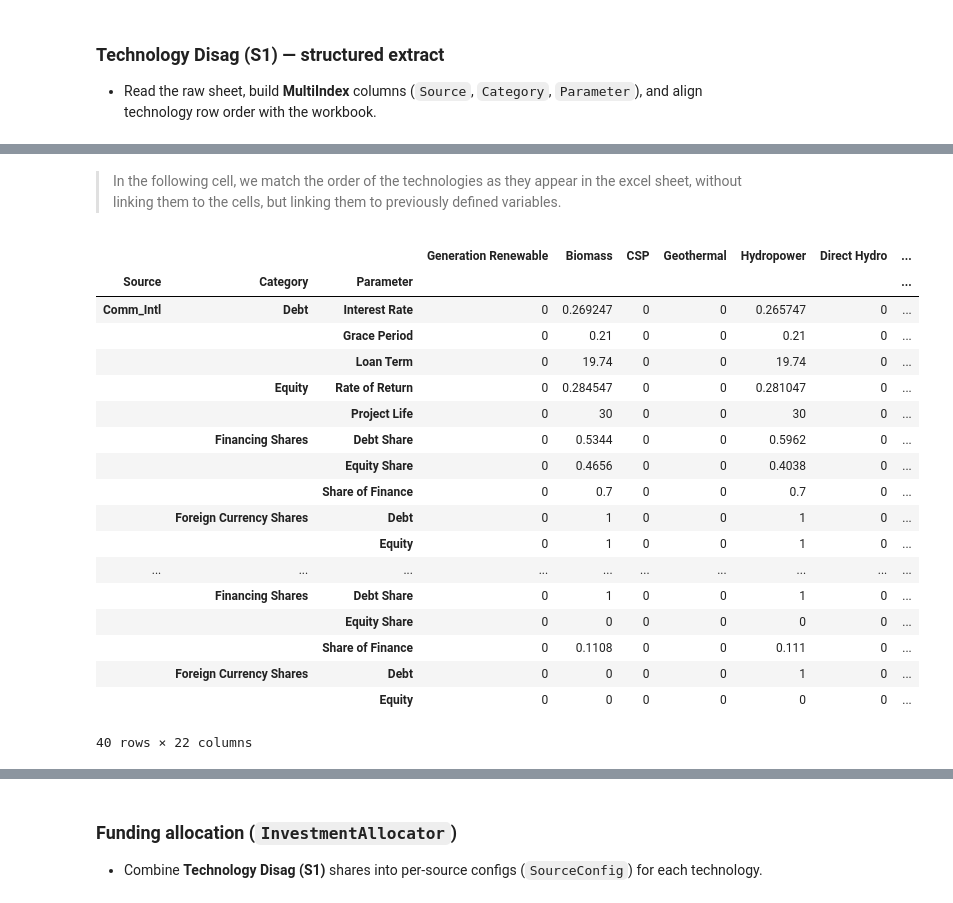
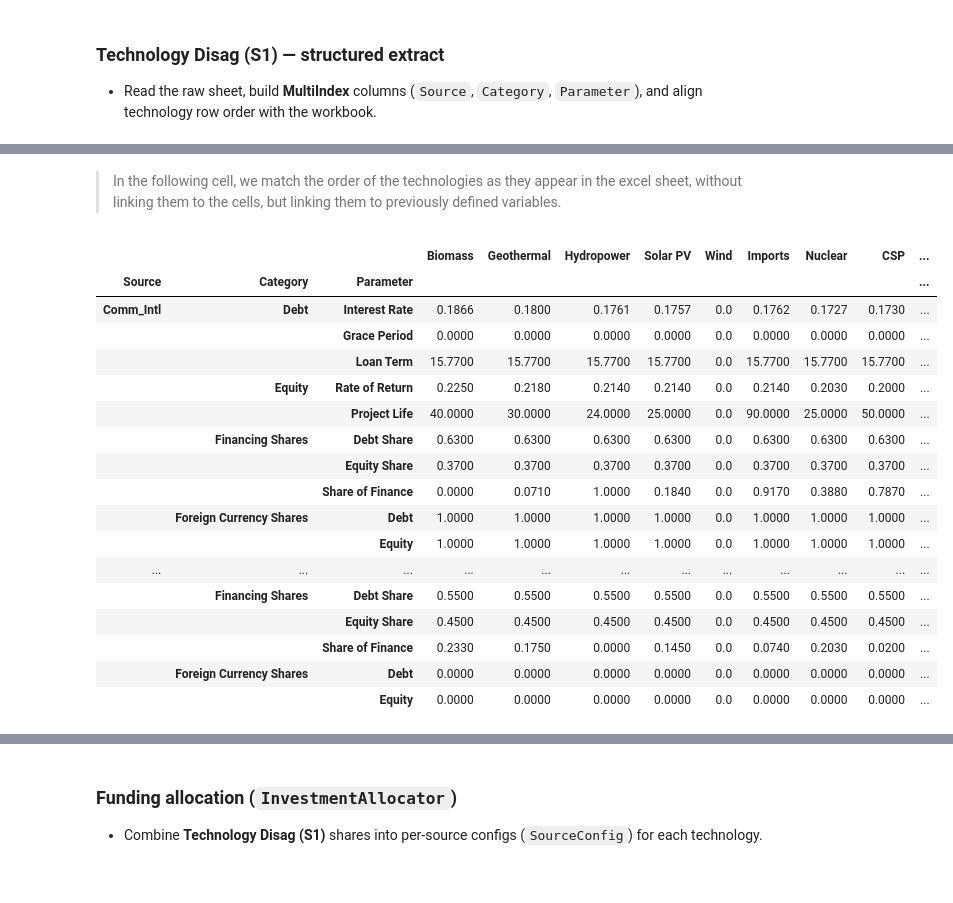
Before and after one commit to MINFinModel/minfin-py-public-release, a Jupyter notebook: minfin_notebook.ipynb, the cells around one changed output, grey strips where cells are left out. Cells and saved outputs as stored; diff of their text form; code cells hidden in the pictures.

Commit message:
Add Colab entry notebook and minimal MinFin updates for cloud sharing.
Ship minfin_colab.ipynb plus the package and notebook changes required to run the analysis from GitHub without local setup.

```diff
--- a/minfin_notebook.ipynb
+++ b/minfin_notebook.ipynb
@@ -102,6 +118,27 @@ fundings = load_definitions_from_dataframe(df_funding_baseline, FundingBaseline)
 scenarios = load_definitions_from_dataframe(df_scenarios, Scenario)
 currencies = load_currencies_from_dataframe(df_currencies)
 technologies = load_technologies_from_dataframe(df_technologies.dropna())
+
+# Pure-input: include parent technologies in NEW INFRASTRUCTURE without OSeMOSYS codes
+# (CSP / Coal / Energy Exports / Direct*) as synthetic Technology rows; missing capital/generation/OPEX use zeros in cashflow.
+from MinFin.technology_sheet_io import use_pure_input_tech_extraction, new_infrastructure_technology_list
+
+if use_pure_input_tech_extraction(file_path):
+    _existing_parents = {t.technology for t in technologies}
+    _classification_map = (
+        df_technologies_classification.set_index("Technology")["Classification"].to_dict()
+    )
+    for _name in new_infrastructure_technology_list(file_path):
+        if _name in _existing_parents:
+            continue
+        technologies.append(
+            Technology(
+                name=_name,
+                technology=_name,
+                description="",
+                classification=_classification_map.get(_name, ""),
+            )
+        )
 # %%
 df_technologies_classification.head(5)
 # %% [output]
@@ -890,56 +831,60 @@ technology_disag_s1_data.head()
 # %% [markdown]
-> In the following cell, we match the order of the technologies as they appear in the excel sheet, without linking them to the cells, but linking them to previously defined variables.
+ > In the following cell, we match the order of the technologies as they appear in the excel sheet, without linking them to the cells, but linking them to previously defined variables.
 # %%
 
 tech_order = {}
 for idx, row in df_technologies.iterrows():
     tech_name = row['Technology']
     if tech_name not in tech_order:
         tech_order[tech_name] = idx  # index of first occurrence
 
 # Order: each class then its technologies
 ordered_index = []
 for class_name in df_technologies_classification['Classification'].unique():
     # Add class label first
     ordered_index.append(class_name)
 
     # Technologies belonging to this class
     class_techs = []
     for tech in df_technologies_classification['Technology']:
         if tech_to_class_map.get(tech, '') == class_name:
             class_techs.append(tech)
 
         # Sort by first appearance in df_technologies
     class_techs_sorted = sorted(
         class_techs,
         key=lambda x: tech_order.get(x, float('inf'))  # unknown keys last
     )
     ordered_index.extend(class_techs_sorted)
 
 
-technology_disag_s1_data = technology_disag_s1_data.fillna(0).iloc[:len(ordered_index)]
-technology_disag_s1_data.index = ordered_index
+if use_pure_input_tech_extraction(file_path):
+    # NEW INFRASTRUCTURE uses technology names as index; filter/reorder by ordered_index to avoid class-label overwrite
+    _present = [name for name in ordered_index if name in technology_disag_s1_data.index]
+    technology_disag_s1_data = technology_disag_s1_data.fillna(0).reindex(_present)
+else:
+    technology_disag_s1_data = technology_disag_s1_data.fillna(0).iloc[:len(ordered_index)]
+    technology_disag_s1_data.index = ordered_index
 technology_disag_s1_data.T.head(40)
 # %% [output]
-|  |  |  | Generation Renewable | Biomass | CSP | Geothermal | Hydropower | Direct Hydro | ... |
-| Source | Category | Parameter |  |  |  |  |  |  | ... |
-| Comm_Intl | Debt | Interest Rate | 0 | 0.269247 | 0 | 0 | 0.265747 | 0 | ... |
-|  |  | Grace Period | 0 | 0.21 | 0 | 0 | 0.21 | 0 | ... |
-|  |  | Loan Term | 0 | 19.74 | 0 | 0 | 19.74 | 0 | ... |
-|  | Equity | Rate of Return | 0 | 0.284547 | 0 | 0 | 0.281047 | 0 | ... |
-|  |  | Project Life | 0 | 30 | 0 | 0 | 30 | 0 | ... |
-|  | Financing Shares | Debt Share | 0 | 0.5344 | 0 | 0 | 0.5962 | 0 | ... |
-|  |  | Equity Share | 0 | 0.4656 | 0 | 0 | 0.4038 | 0 | ... |
-|  |  | Share of Finance | 0 | 0.7 | 0 | 0 | 0.7 | 0 | ... |
-|  | Foreign Currency Shares | Debt | 0 | 1 | 0 | 0 | 1 | 0 | ... |
-|  |  | Equity | 0 | 1 | 0 | 0 | 1 | 0 | ... |
-| ... | ... | ... | ... | ... | ... | ... | ... | ... | ... |
-|  | Financing Shares | Debt Share | 0 | 1 | 0 | 0 | 1 | 0 | ... |
-|  |  | Equity Share | 0 | 0 | 0 | 0 | 0 | 0 | ... |
-|  |  | Share of Finance | 0 | 0.1108 | 0 | 0 | 0.111 | 0 | ... |
-|  | Foreign Currency Shares | Debt | 0 | 0 | 0 | 0 | 1 | 0 | ... |
-|  |  | Equity | 0 | 0 | 0 | 0 | 0 | 0 | ... |
+|  |  |  | Biomass | Geothermal | Hydropower | Solar PV | Wind | Imports | Nuclear | CSP | ... |
+| Source | Category | Parameter |  |  |  |  |  |  |  |  | ... |
+| Comm_Intl | Debt | Interest Rate | 0.1866 | 0.1800 | 0.1761 | 0.1757 | 0.0 | 0.1762 | 0.1727 | 0.1730 | ... |
+|  |  | Grace Period | 0.0000 | 0.0000 | 0.0000 | 0.0000 | 0.0 | 0.0000 | 0.0000 | 0.0000 | ... |
+|  |  | Loan Term | 15.7700 | 15.7700 | 15.7700 | 15.7700 | 0.0 | 15.7700 | 15.7700 | 15.7700 | ... |
+|  | Equity | Rate of Return | 0.2250 | 0.2180 | 0.2140 | 0.2140 | 0.0 | 0.2140 | 0.2030 | 0.2000 | ... |
+|  |  | Project Life | 40.0000 | 30.0000 | 24.0000 | 25.0000 | 0.0 | 90.0000 | 25.0000 | 50.0000 | ... |
+|  | Financing Shares | Debt Share | 0.6300 | 0.6300 | 0.6300 | 0.6300 | 0.0 | 0.6300 | 0.6300 | 0.6300 | ... |
+|  |  | Equity Share | 0.3700 | 0.3700 | 0.3700 | 0.3700 | 0.0 | 0.3700 | 0.3700 | 0.3700 | ... |
+|  |  | Share of Finance | 0.0000 | 0.0710 | 1.0000 | 0.1840 | 0.0 | 0.9170 | 0.3880 | 0.7870 | ... |
+|  | Foreign Currency Shares | Debt | 1.0000 | 1.0000 | 1.0000 | 1.0000 | 0.0 | 1.0000 | 1.0000 | 1.0000 | ... |
+|  |  | Equity | 1.0000 | 1.0000 | 1.0000 | 1.0000 | 0.0 | 1.0000 | 1.0000 | 1.0000 | ... |
+| ... | ... | ... | ... | ... | ... | ... | ... | ... | ... | ... | ... |
+|  | Financing Shares | Debt Share | 0.5500 | 0.5500 | 0.5500 | 0.5500 | 0.0 | 0.5500 | 0.5500 | 0.5500 | ... |
+|  |  | Equity Share | 0.4500 | 0.4500 | 0.4500 | 0.4500 | 0.0 | 0.4500 | 0.4500 | 0.4500 | ... |
+|  |  | Share of Finance | 0.2330 | 0.1750 | 0.0000 | 0.1450 | 0.0 | 0.0740 | 0.2030 | 0.0200 | ... |
+|  | Foreign Currency Shares | Debt | 0.0000 | 0.0000 | 0.0000 | 0.0000 | 0.0 | 0.0000 | 0.0000 | 0.0000 | ... |
+|  |  | Equity | 0.0000 | 0.0000 | 0.0000 | 0.0000 | 0.0 | 0.0000 | 0.0000 | 0.0000 | ... |
-40 rows × 22 columns
 # %%
 
 # technology_disag_s1_data: index = technologies, columns = MultiIndex (Source, Category, Parameter)
```
Also changed, not shown: parts of 124 cells of this notebook, 18 other files.
